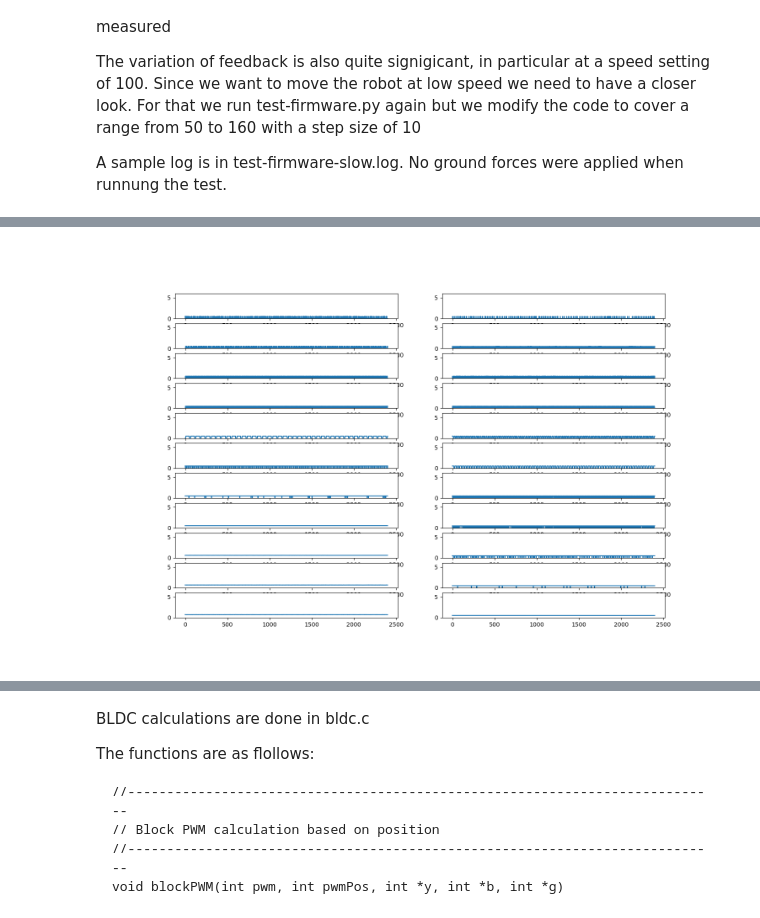
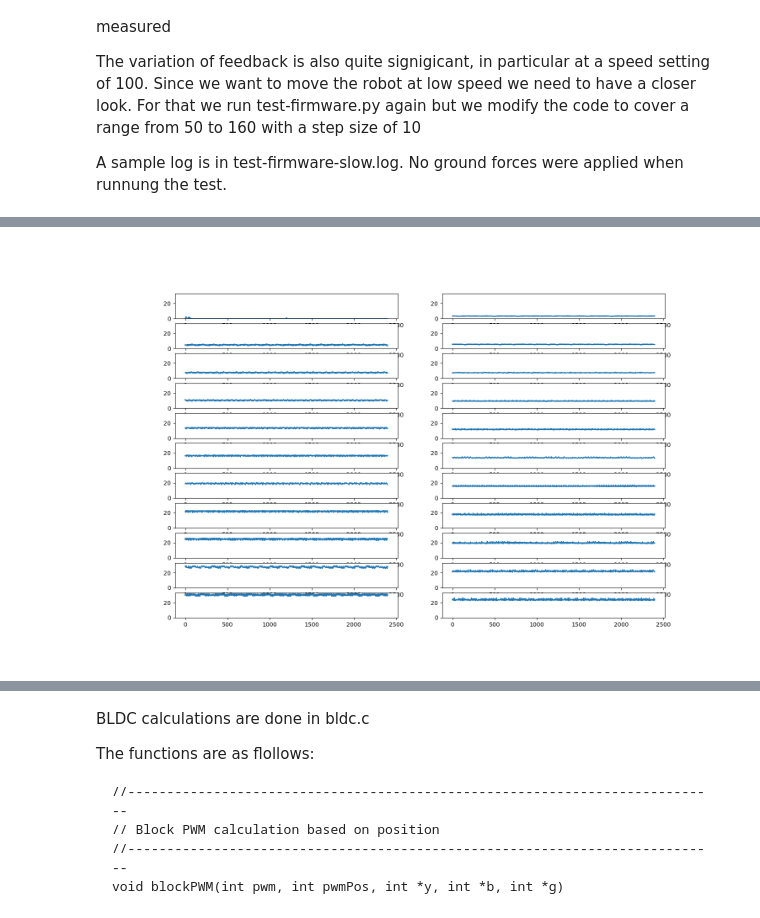
Before and after one commit to hdumcke/linorobot2_hoverboard, a Jupyter notebook: jupyternb/horo/3-firmware.ipynb, the cells around one changed output, grey strips where cells are left out. Cells and saved outputs as stored; diff of their text form; code cells hidden in the pictures.

```diff
--- a/jupyternb/horo/3-firmware.ipynb
+++ b/jupyternb/horo/3-firmware.ipynb
@@ -67,7 +71,7 @@ import numpy as np
 import matplotlib.pyplot as plt
 %matplotlib widget
 # %%
-def draw_feedback(data, feedback1, feedback2):
+def draw_feedback(data, max_spped, feedback1, feedback2):
     i = 0
     set_speeds = np.unique(data[:, colmap["set_speed_r"]])
     fig, axs = plt.subplots(len(set_speeds), 2,figsize=(15,10))
@@ -79,7 +83,7 @@ def draw_feedback(data, feedback1, feedback2):
                 feedback = feedback1
             y = data[data[:, colmap["set_speed_r"]] == set_speed][:, colmap[feedback]]
             x = range(len(y))
-            axs[i, k].set_ylim([0, 6])
+            axs[i, k].set_ylim([0, max_spped])
             axs[i, k].plot(x,y)
         i += 1
 # %%
@@ -131,7 +147,7 @@ set_speed_r:150 min:0.71 max:0.74 average:0.73 median:0.73 deviation:0.01 spread
 # %%
-draw_feedback(data, "speed_l", "speed_r")
+draw_feedback(data, 33, "speed_l", "speed_r")
 # %% [output]
-[figure, old version]
+[figure, new version]
 # %% [markdown]
 ### Firmware code
 
```
Also changed, not shown: parts of 7 cells of this notebook, 15 other files.
